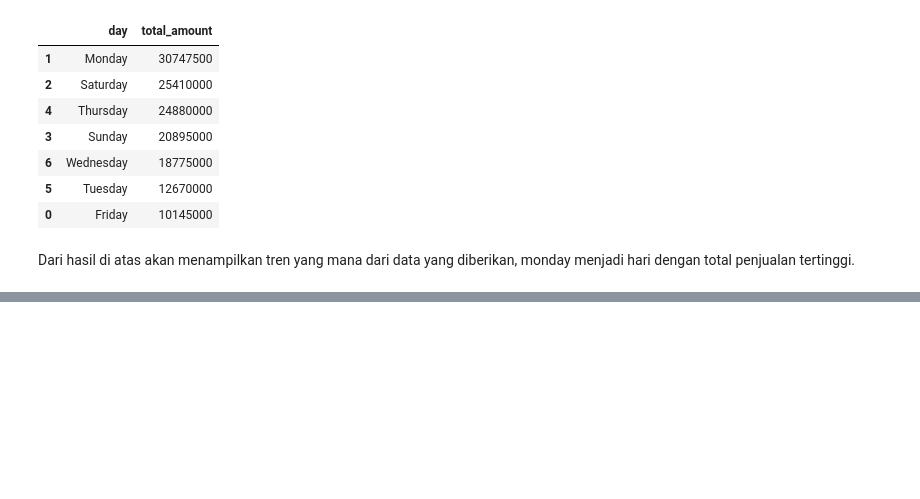
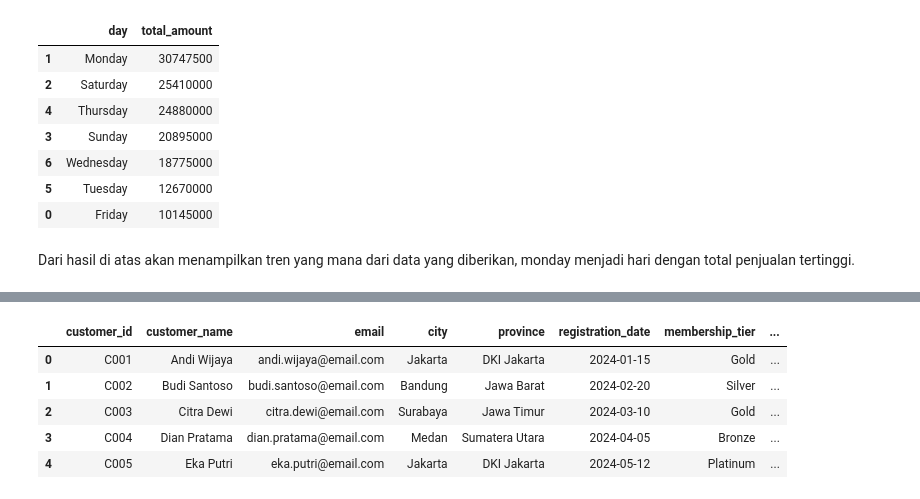
Before and after one commit to galahad20/assignment_Data_Manipulation, a Jupyter notebook: ASSIGNMENT_TEMP_DE14_DAY11_DIMAS_ABIAN_IHSAN.ipynb, the cells around one changed output, grey strips where cells are left out. Cells and saved outputs as stored; diff of their text form; code cells hidden in the pictures; blank space fills up the shorter version.

```diff
--- a/ASSIGNMENT_TEMP_DE14_DAY11_DIMAS_ABIAN_IHSAN.ipynb
+++ b/ASSIGNMENT_TEMP_DE14_DAY11_DIMAS_ABIAN_IHSAN.ipynb
@@ -458,0 +473,11 @@ Buat kolom is_weekend berdasarkan order_date
+# %%
+#buat dataframe baru
+cust_spending = cust.merge(total_spending, on='customer_id', how='left').rename(columns={'total_amount' : 'total_spending'})
+cust_spending.head()
+# %% [output]
+|  | customer_id | customer_name | email | city | province | registration_date | membership_tier | ... |
+| 0 | C001 | Andi Wijaya | andi.wijaya@email.com | Jakarta | DKI Jakarta | 2024-01-15 | Gold | ... |
+| 1 | C002 | Budi Santoso | budi.santoso@email.com | Bandung | Jawa Barat | 2024-02-20 | Silver | ... |
+| 2 | C003 | Citra Dewi | citra.dewi@email.com | Surabaya | Jawa Timur | 2024-03-10 | Gold | ... |
+| 3 | C004 | Dian Pratama | dian.pratama@email.com | Medan | Sumatera Utara | 2024-04-05 | Bronze | ... |
+| 4 | C005 | Eka Putri | eka.putri@email.com | Jakarta | DKI Jakarta | 2024-05-12 | Platinum | ... |
```
Also changed, not shown: parts of 10 cells of this notebook.
